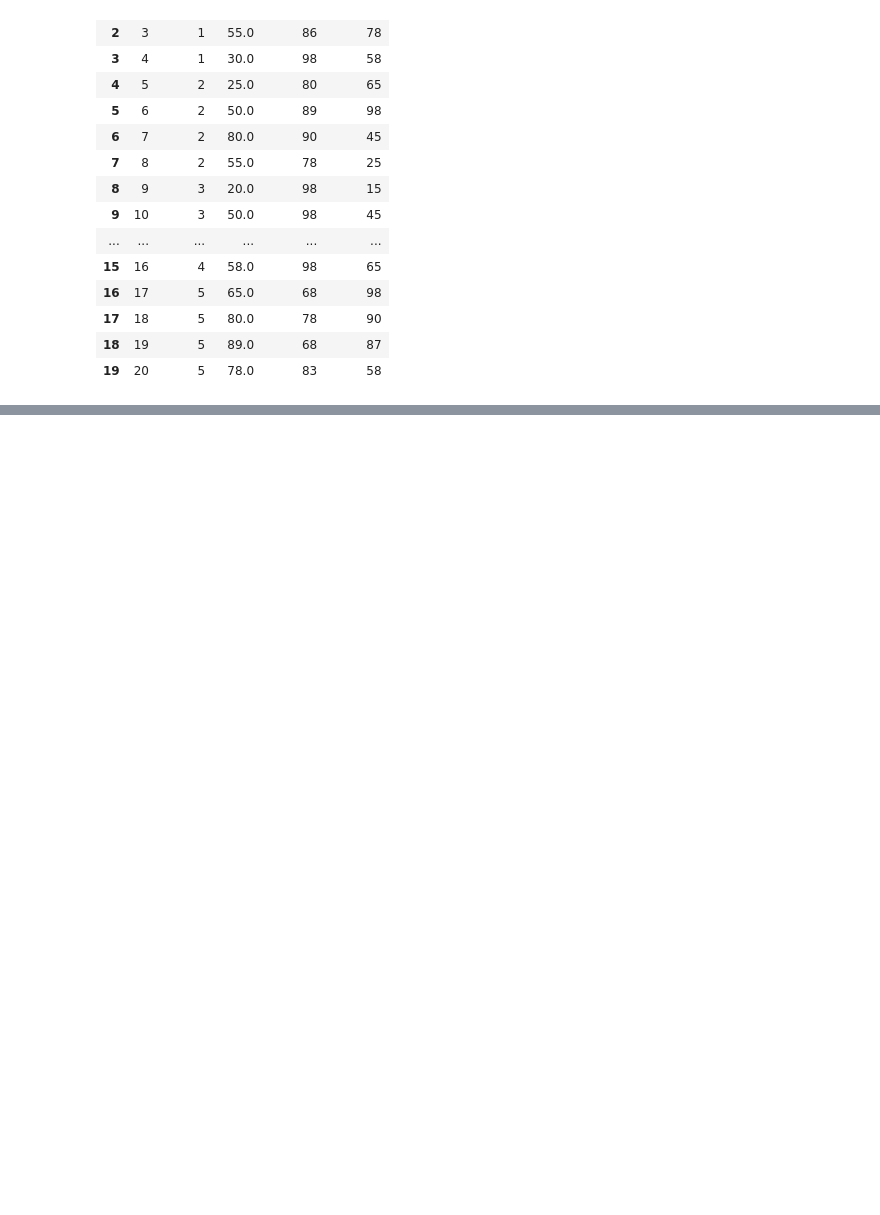
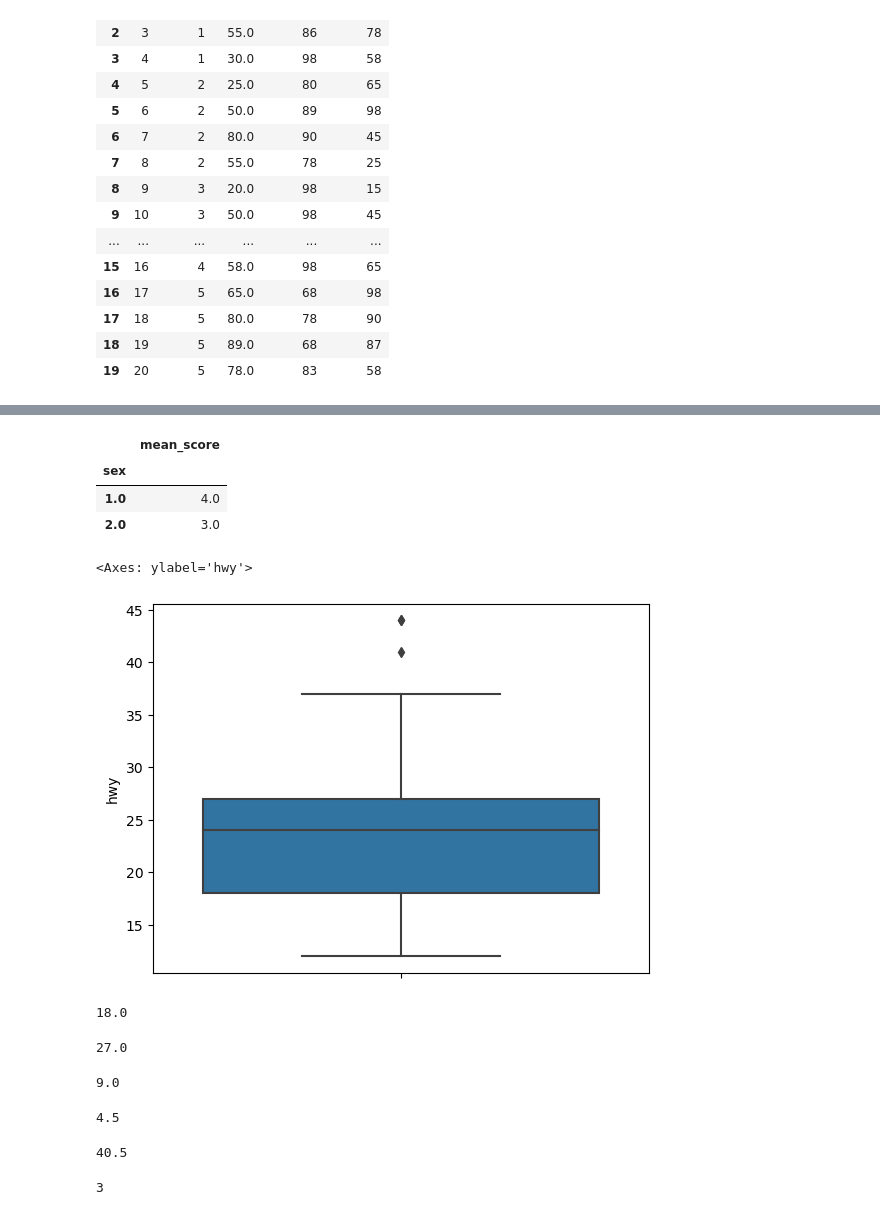
Before and after one commit to gun587330/-, a Jupyter notebook: Ch07.ipynb, the cells around one changed output, grey strips where cells are left out. Drawn from its saved outputs; the diff is of its cells as text; code cells hidden in the pictures; blank space fills up the shorter version.

```diff
--- a/Ch07.ipynb
+++ b/Ch07.ipynb
@@ -104,0 +200,10 @@ exam
+# %%
+# 결측치로 변환된 이상치 제거하기
+df.dropna(subset = ['sex', 'score']) \
+  .groupby('sex') \
+  .agg(mean_score = ('score', 'mean'))
+# %% [output]
+|  | mean_score |
+| sex |  |
+| 1.0 | 4.0 |
+| 2.0 | 3.0 |
@@ -104,0 +212,46 @@ exam
+# %%
+# 상자 그림(box plot)으로 극단치 기준 정하기 (p191)
+mpg = pd.read_csv('mpg.csv') # mpg 데이터 불러오기
+import seaborn as sns
+sns.boxplot(data = mpg, y = 'hwy')
+# %% [output]
+<Axes: ylabel='hwy'>
+[figure, added]
+# %%
+# 극단치 기준값 구하기
+# (1) 1사분위수, 3사분위수 구하기
+# df.quantile()을 이용하면 분위수(quantile)을 구할 수 있음
+pct25 = mpg['hwy'].quantile(.25)
+pct25
+# %% [output]
+18.0
+# %%
+pct75 = mpg['hwy'].quantile(.75)
+pct75
+# %% [output]
+27.0
+# %%
+# (2) IQR(inter quartile range) 구하기
+iqr = pct75 - pct25
+iqr
+# %% [output]
+9.0
+# %%
+# (3) 하한, 상한 구하기
+pct25 - 1.5 * iqr # 하한
+# %% [output]
+4.5
+# %%
+pct75 + 1.5 * iqr # 상한
+# %% [output]
+40.5
+# %%
+# 3. 극단치 결측 처리하기
+
+# 4.5 - 40.5 벗어나면 NaN 부여
+mpg['hwy'] = np.where((mpg['hwy'] < 4.5) | (mpg['hwy'] > 40.5),
+                      np.nan, mpg['hwy'])
+# 결측치 빈도 확인
+mpg['hwy'].isna().sum()
+# %% [output]
+3
```
Also changed, not shown: parts of 13 cells of this notebook, 1 other file.
